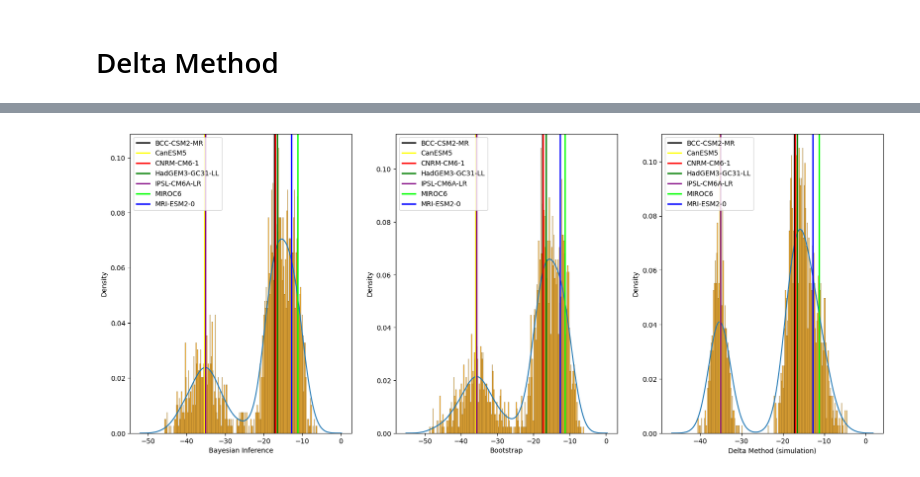
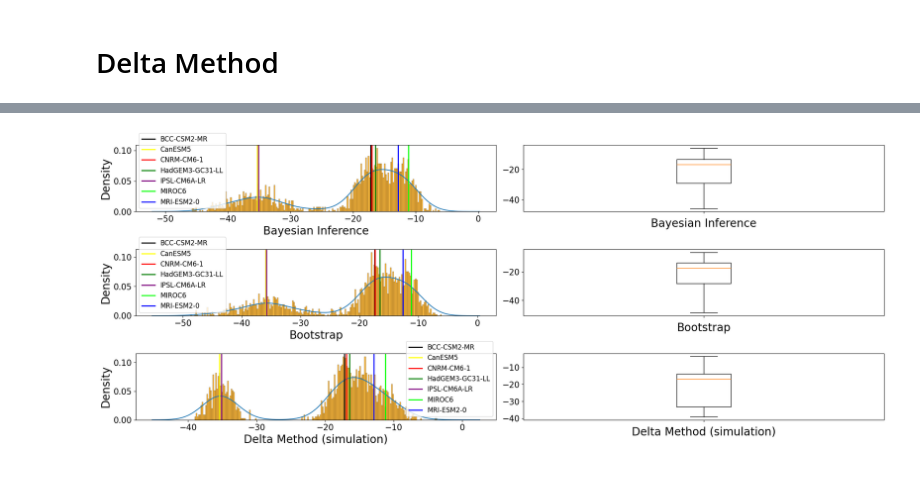
Before and after one commit to greenguy33/environmental-bayesian-modeling, a Jupyter notebook: notebooks/OrtizBobea_paper_reproduction.ipynb, the cells around one changed output, grey strips where cells are left out. Saved outputs shown, nothing was run; the diff lists cells and outputs as text; code cells hidden in the pictures.

```diff
--- a/notebooks/OrtizBobea_paper_reproduction.ipynb
+++ b/notebooks/OrtizBobea_paper_reproduction.ipynb
@@ -444,33 +444,64 @@ delta_samples = sample_from_global_impacts(delta_cumulative_gcm_global_impacts)
 # %%
-fig, (ax1, ax2, ax3) = plt.subplots(1,3, figsize=(20,8))
+fig, axes = plt.subplots(3,2, figsize=(20,8))
 colors = ["black","yellow","red","green","purple","lime","blue"]
 
-x = np.linspace(np.mean(samples) - 3*np.std(samples), np.mean(samples) + 3*np.std(samples), 100)
-sns.histplot(bayes_samples,bins=200,color="orange",stat="density", ax=ax1)
-sns.kdeplot(samples, ax=ax1)
+x = np.linspace(np.mean(bayes_samples) - 3*np.std(bayes_samples), np.mean(bayes_samples) + 3*np.std(bayes_samples), 100)
+sns.histplot(bayes_samples,bins=200,color="orange",stat="density", ax=axes[0][0])
+sns.kdeplot(bayes_samples, ax=axes[0][0])
 for index, (gcm, gcm_average) in enumerate(bayes_gcm_averages.items()):
     color = colors[index]
-    ax1.axvline(x = gcm_average, color = color, lw=2, label = gcm)
-ax1.set_xlabel("Bayesian Inference")
-ax1.legend()
+    axes[0][0].axvline(x = gcm_average, color = color, lw=2, label = gcm)
+axes[0][0].set_xlabel("Bayesian Inference")
+axes[0][0].legend(fontsize=12)
+axes[0][0].xaxis.label.set_size(20)
+axes[0][0].yaxis.label.set_size(20)
+axes[0][0].xaxis.set_tick_params(labelsize=15)
+axes[0][0].yaxis.set_tick_params(labelsize=15)
 
-sns.histplot(boot_samples,bins=200,color="orange",stat="density", ax=ax2)
-sns.kdeplot(boot_samples, ax=ax2)
+sns.histplot(boot_samples,bins=200,color="orange",stat="density", ax=axes[1][0])
+sns.kdeplot(boot_samples, ax=axes[1][0])
 for index, (gcm, gcm_average) in enumerate(boot_gcm_averages.items()):
     color = colors[index]
-    ax2.axvline(x = gcm_average, color = color, lw=2, label = gcm)
-ax2.set_xlabel("Bootstrap")
-ax2.legend()
+    axes[1][0].axvline(x = gcm_average, color = color, lw=2, label = gcm)
+axes[1][0].set_xlabel("Bootstrap")
+axes[1][0].legend(fontsize=12)
+axes[1][0].xaxis.label.set_size(20)
+axes[1][0].yaxis.label.set_size(20)
+axes[1][0].xaxis.set_tick_params(labelsize=15)
+axes[1][0].yaxis.set_tick_params(labelsize=15)
 
-sns.histplot(delta_samples,bins=200,color="orange",stat="density", ax=ax3)
-sns.kdeplot(delta_samples, ax=ax3)
+sns.histplot(delta_samples,bins=200,color="orange",stat="density", ax=axes[2][0])
+sns.kdeplot(delta_samples, ax=axes[2][0])
 for index, (gcm, gcm_average) in enumerate(delta_gcm_averages.items()):
     color = colors[index]
-    ax3.axvline(x = gcm_average, color = color, lw=2, label = gcm)
-ax3.set_xlabel("Delta Method (simulation)")
-ax3.legend()
+    axes[2][0].axvline(x = gcm_average, color = color, lw=2, label = gcm)
+axes[2][0].set_xlabel("Delta Method (simulation)")
+axes[2][0].legend(fontsize=12)
+axes[2][0].xaxis.label.set_size(20)
+axes[2][0].yaxis.label.set_size(20)
+axes[2][0].xaxis.set_tick_params(labelsize=15)
+axes[2][0].yaxis.set_tick_params(labelsize=15)
 
+axes[0][1].boxplot(bayes_samples)
+axes[0][1].set_xlabel("Bayesian Inference")
+axes[0][1].xaxis.label.set_size(20)
+axes[0][1].xaxis.set_tick_params(labelsize=.0001)
+axes[0][1].yaxis.set_tick_params(labelsize=15)
+
+axes[1][1].boxplot(boot_samples)
+axes[1][1].set_xlabel("Bootstrap")
+axes[1][1].xaxis.label.set_size(20)
+axes[1][1].xaxis.set_tick_params(labelsize=.0001)
+axes[1][1].yaxis.set_tick_params(labelsize=15)
+
+axes[2][1].boxplot(delta_samples)
+axes[2][1].set_xlabel("Delta Method (simulation)")
+axes[2][1].xaxis.label.set_size(20)
+axes[2][1].xaxis.set_tick_params(labelsize=.0001)
+axes[2][1].yaxis.set_tick_params(labelsize=15)
+
+fig.tight_layout()
 # plt.show()
-plt.savefig("../figures/ortiz_histograms.png")
+plt.savefig("../figures/ortiz_histograms.png", bbox_inches="tight")
 # %% [output]
-[figure, old version]
+[figure, new version]
```
Also changed, not shown: parts of 2 cells of this notebook, 7 other files.
